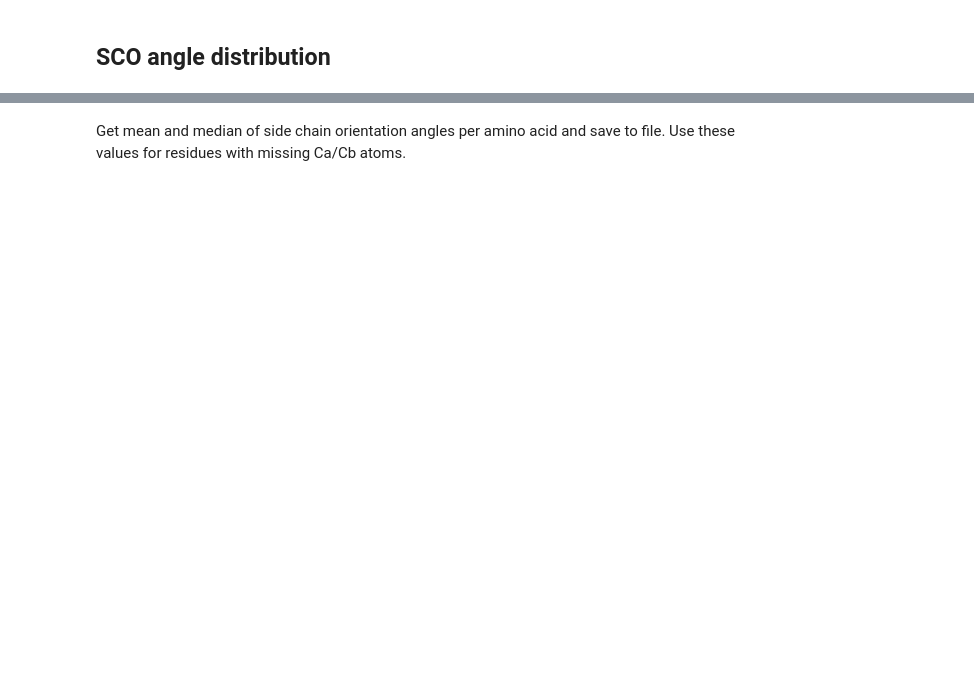
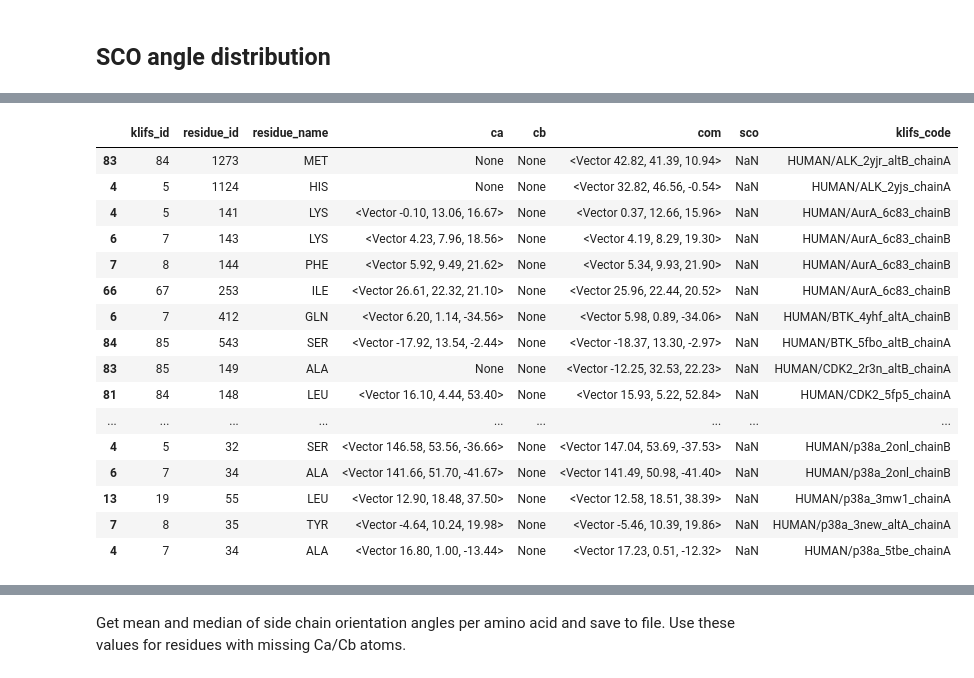
Before and after one commit to volkamerlab/kissim, a Jupyter notebook: scripts/gaps_ca_cb_sco_stats.ipynb, the cells around one changed output, grey strips where cells are left out. Cells and saved outputs as stored; diff of their text form; code cells hidden in the pictures; blank space fills up the shorter version.

```diff
--- a/scripts/gaps_ca_cb_sco_stats.ipynb
+++ b/scripts/gaps_ca_cb_sco_stats.ipynb
@@ -117,0 +181,23 @@ sco_stats.data
+# %%
+sco_stats.data[
+    (sco_stats.data.cb.isna()) &
+    (sco_stats.data.residue_name != 'GLY')
+]
+# %% [output]
+|  | klifs_id | residue_id | residue_name | ca | cb | com | sco | klifs_code |
+| 83 | 84 | 1273 | MET | None | None | <Vector 42.82, 41.39, 10.94> | NaN | HUMAN/ALK_2yjr_altB_chainA |
+| 4 | 5 | 1124 | HIS | None | None | <Vector 32.82, 46.56, -0.54> | NaN | HUMAN/ALK_2yjs_chainA |
+| 4 | 5 | 141 | LYS | <Vector -0.10, 13.06, 16.67> | None | <Vector 0.37, 12.66, 15.96> | NaN | HUMAN/AurA_6c83_chainB |
+| 6 | 7 | 143 | LYS | <Vector 4.23, 7.96, 18.56> | None | <Vector 4.19, 8.29, 19.30> | NaN | HUMAN/AurA_6c83_chainB |
+| 7 | 8 | 144 | PHE | <Vector 5.92, 9.49, 21.62> | None | <Vector 5.34, 9.93, 21.90> | NaN | HUMAN/AurA_6c83_chainB |
+| 66 | 67 | 253 | ILE | <Vector 26.61, 22.32, 21.10> | None | <Vector 25.96, 22.44, 20.52> | NaN | HUMAN/AurA_6c83_chainB |
+| 6 | 7 | 412 | GLN | <Vector 6.20, 1.14, -34.56> | None | <Vector 5.98, 0.89, -34.06> | NaN | HUMAN/BTK_4yhf_altA_chainB |
+| 84 | 85 | 543 | SER | <Vector -17.92, 13.54, -2.44> | None | <Vector -18.37, 13.30, -2.97> | NaN | HUMAN/BTK_5fbo_altB_chainA |
+| 83 | 85 | 149 | ALA | None | None | <Vector -12.25, 32.53, 22.23> | NaN | HUMAN/CDK2_2r3n_altB_chainA |
+| 81 | 84 | 148 | LEU | <Vector 16.10, 4.44, 53.40> | None | <Vector 15.93, 5.22, 52.84> | NaN | HUMAN/CDK2_5fp5_chainA |
+| ... | ... | ... | ... | ... | ... | ... | ... | ... |
+| 4 | 5 | 32 | SER | <Vector 146.58, 53.56, -36.66> | None | <Vector 147.04, 53.69, -37.53> | NaN | HUMAN/p38a_2onl_chainB |
+| 6 | 7 | 34 | ALA | <Vector 141.66, 51.70, -41.67> | None | <Vector 141.49, 50.98, -41.40> | NaN | HUMAN/p38a_2onl_chainB |
+| 13 | 19 | 55 | LEU | <Vector 12.90, 18.48, 37.50> | None | <Vector 12.58, 18.51, 38.39> | NaN | HUMAN/p38a_3mw1_chainA |
+| 7 | 8 | 35 | TYR | <Vector -4.64, 10.24, 19.98> | None | <Vector -5.46, 10.39, 19.86> | NaN | HUMAN/p38a_3new_altA_chainA |
+| 4 | 7 | 34 | ALA | <Vector 16.80, 1.00, -13.44> | None | <Vector 17.23, 0.51, -12.32> | NaN | HUMAN/p38a_5tbe_chainA |
```
Also changed, not shown: parts of 12 cells of this notebook.
